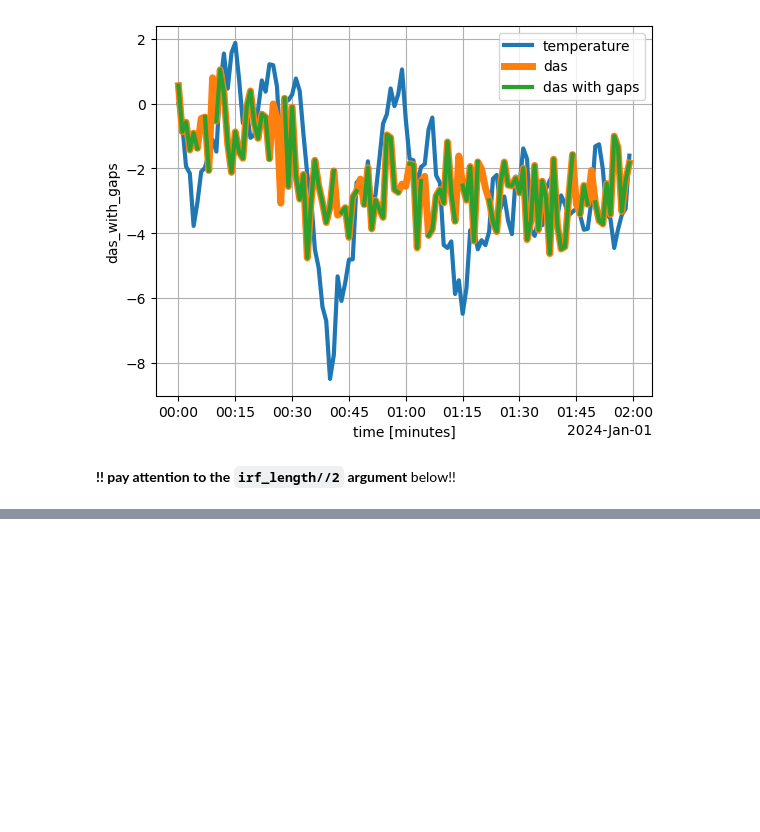
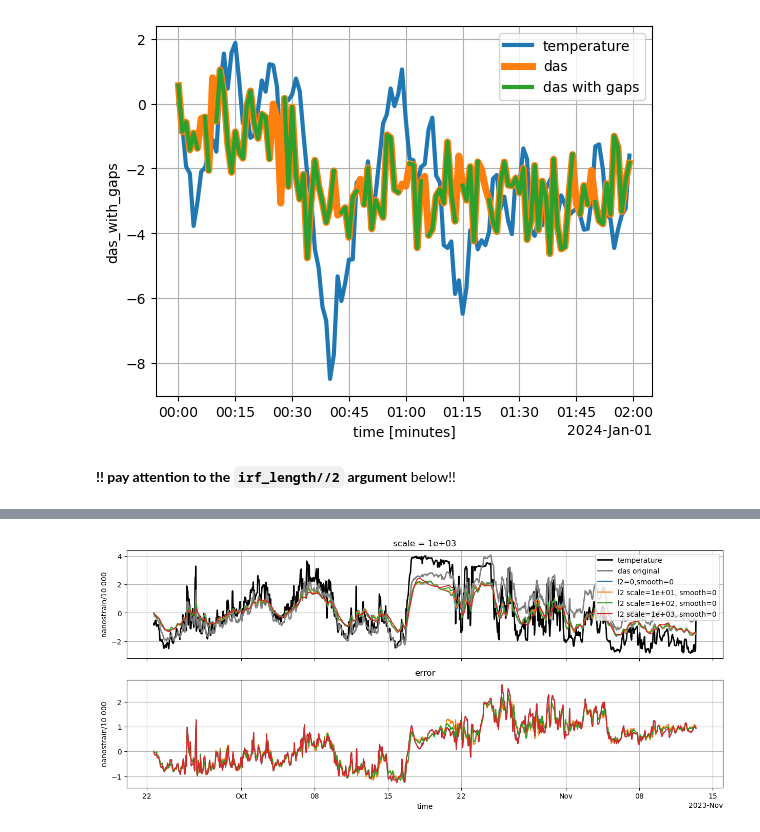
Before and after one commit to apatlpo/das_work, a Jupyter notebook: das/IRF_inference.ipynb, the cells around one changed output, grey strips where cells are left out. Cells and saved outputs as stored; diff of their text form; code cells hidden in the pictures; blank space fills up the shorter version.

```diff
--- a/das/IRF_inference.ipynb
+++ b/das/IRF_inference.ipynb
@@ -429,0 +526,33 @@ ax.grid()
+# %%
+def plot_tseries(i, _te, _das, das_inferred, das_l2):
+
+    _scale = 1/10_000
+
+    fig, axes = plt.subplots(2,1, figsize=(15,6), sharex=True)
+
+    ax = axes[0]
+    _te.isel(time=i).plot(ax=ax, color="k", lw=2, label="temperature")
+    (_das.isel(time=i)*_scale).plot(ax=ax, color="0.5", lw=2, label="das original")
+    (das_inferred.isel(time=i)*_scale).plot(ax=ax, label="l2=0,smooth=0")
+    for s in das_l2.scale:
+        (das_l2.isel(time=i).sel(scale=s)*_scale).plot(ax=ax, label=f"l2 scale={float(s):.0e}, smooth=0")
+    ax.legend()
+    ax.grid()
+    ax.set_ylabel("nanostrain/10 000")
+    ax.set_xlabel("")
+
+    ax = axes[1]
+    #(_das.isel(time=i) - _das_inferred.isel(time=i)*_scale).plot(ax=ax, color="0.5", lw=2, label="das original")
+    _e = _das.isel(time=i) - _das_inferred.isel(time=i)
+    (_e*_scale).plot(ax=ax, label="l2=0,smooth=0")
+    for s in das_l2.scale:
+        _e = _das.isel(time=i) - das_l2.isel(time=i).sel(scale=s)
+        (_e*_scale).plot(ax=ax, label=f"l2 scale={float(s):.0e}, smooth=0")
+    ax.grid()
+    ax.set_title("error")
+    ax.set_ylabel("nanostrain/10 000")
+# %%
+i = slice(0,None)
+plot_tseries(i, _te, _das, das_inferred, das_l2)
+# %% [output]
+[figure, added]
```
Also changed, not shown: parts of 29 cells of this notebook, 5 other files.
